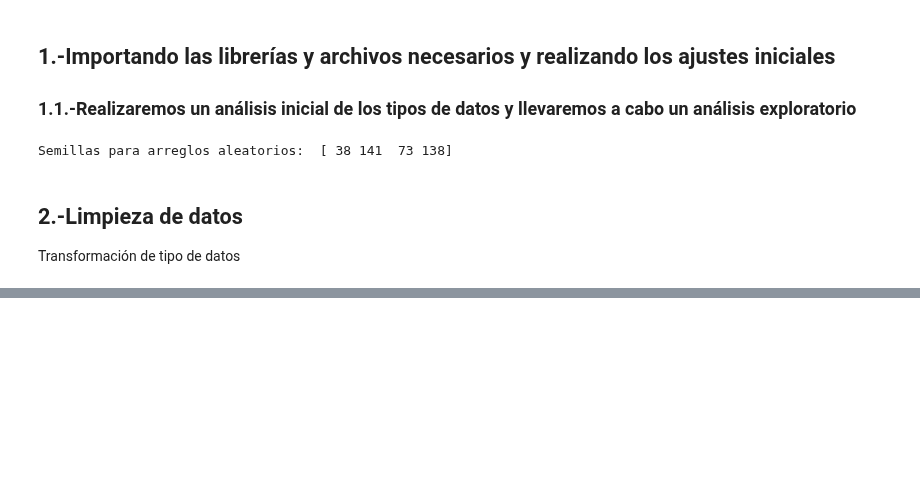
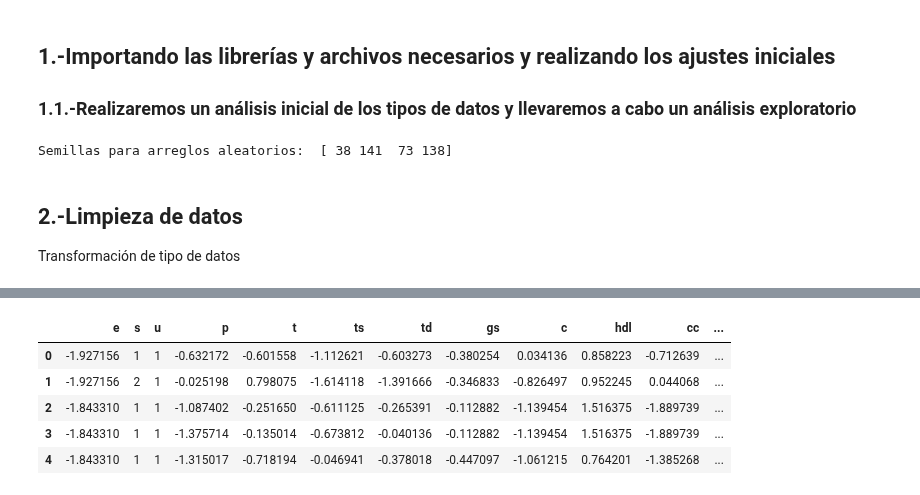
Before and after one commit to paco-da/utilidad_clinica_ml, a Jupyter notebook: metodos_predictivos.ipynb, the cells around one changed output, grey strips where cells are left out. Cells and saved outputs as stored; diff of their text form; code cells hidden in the pictures; blank space fills up the shorter version.

```diff
--- a/metodos_predictivos.ipynb
+++ b/metodos_predictivos.ipynb
@@ -68,0 +169,16 @@ Transformación de tipo de datos
+# %%
+# Estandarizamos el df de variables catégoricas
+dfce = estandarizar_columnas(
+    dfce,
+    columnas_a_estandarizar,
+    medias_columnas,
+    desviaciones_columnas)
+
+dfce.head()
+# %% [output]
+|  | e | s | u | p | t | ts | td | gs | c | hdl | cc | ... |
+| 0 | -1.927156 | 1 | 1 | -0.632172 | -0.601558 | -1.112621 | -0.603273 | -0.380254 | 0.034136 | 0.858223 | -0.712639 | ... |
+| 1 | -1.927156 | 2 | 1 | -0.025198 | 0.798075 | -1.614118 | -1.391666 | -0.346833 | -0.826497 | 0.952245 | 0.044068 | ... |
+| 2 | -1.843310 | 1 | 1 | -1.087402 | -0.251650 | -0.611125 | -0.265391 | -0.112882 | -1.139454 | 1.516375 | -1.889739 | ... |
+| 3 | -1.843310 | 1 | 1 | -1.375714 | -0.135014 | -0.673812 | -0.040136 | -0.112882 | -1.139454 | 1.516375 | -1.889739 | ... |
+| 4 | -1.843310 | 1 | 1 | -1.315017 | -0.718194 | -0.046941 | -0.378018 | -0.447097 | -1.061215 | 0.764201 | -1.385268 | ... |
```
Also changed, not shown: parts of 9 cells of this notebook.
